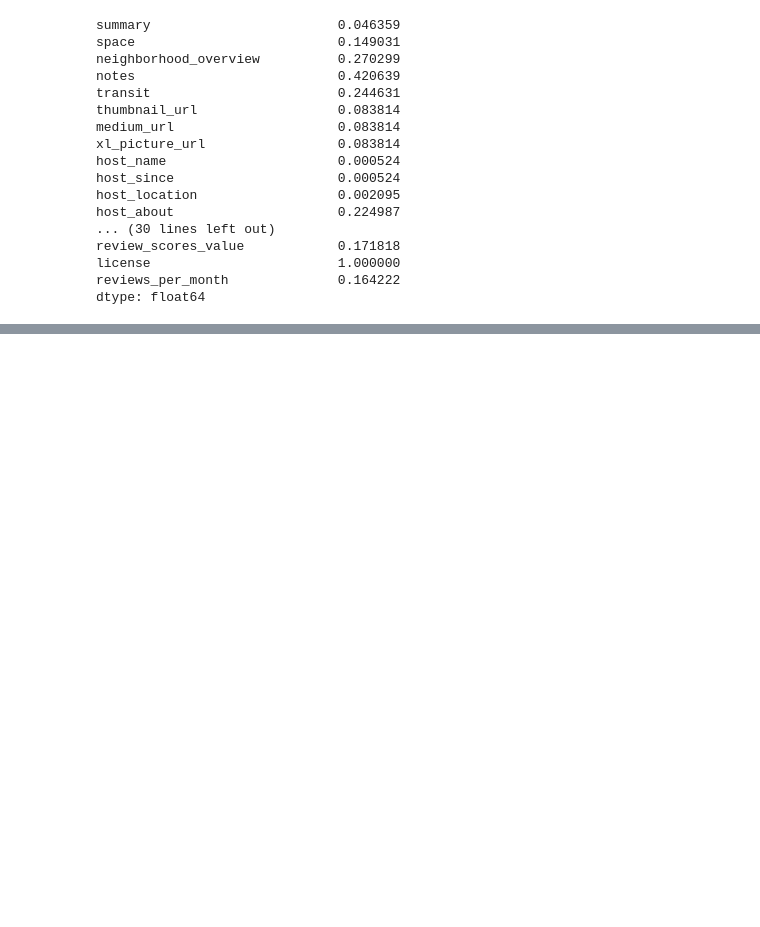
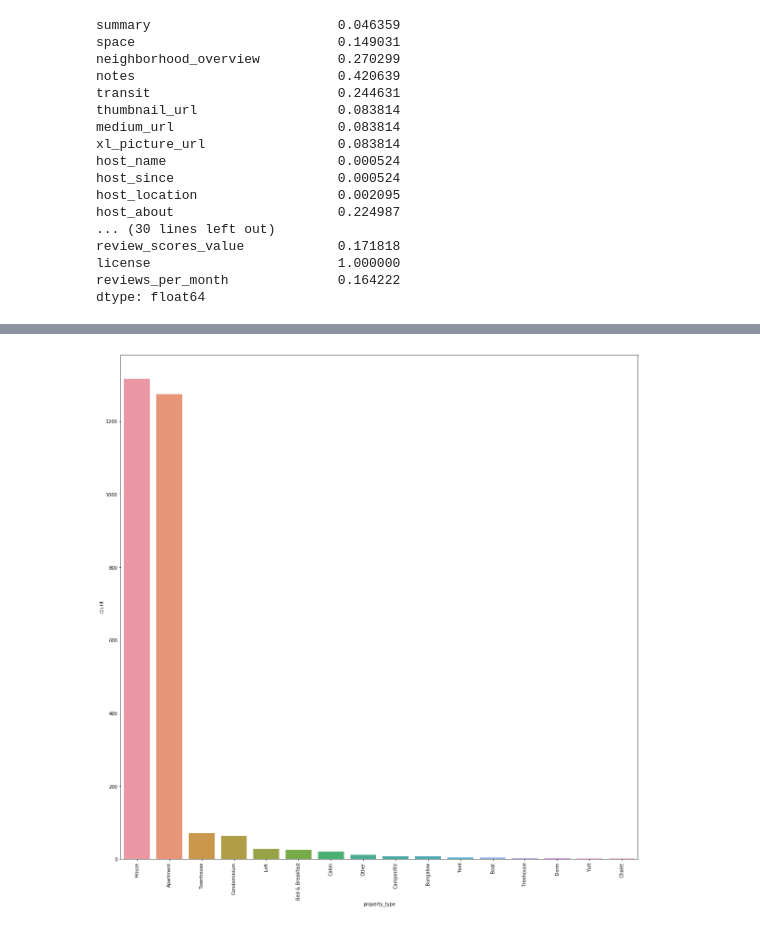
Before and after one commit to ebrym/SeattleAirBnBDataAnalysis, a Jupyter notebook: SeattleDataAnalysis.ipynb, the cells around one changed output, grey strips where cells are left out. Cells and saved outputs as stored; diff of their text form; code cells hidden in the pictures; blank space fills up the shorter version.

```diff
--- a/SeattleDataAnalysis.ipynb
+++ b/SeattleDataAnalysis.ipynb
@@ -53,3 +79,24 @@ array(['$85.00', '$150.00', '$975.00', ..., '$93.00', '$99.00', '$87.00'],
+# %%
+calendar = calendar.dropna(axis = 0, subset = ['price'], how = 'any')
+reviews = reviews.dropna(axis = 0, subset = ['comments'], how = 'any')
+calendar['date'] = pd.to_datetime(calendar['date'])
+calendar['month'] = calendar.date.dt.month
+calendar['year'] = calendar.date.dt.year
+calendar['day'] = calendar.date.dt.day
+calendar['price'] = pd.to_numeric(calendar['price'].apply(lambda x: str(x).replace('$', '').replace(',', '')), errors='coerce')
+
+listing['monthly_price'] = remove_dollar_sign(listing,'monthly_price')
+listing['weekly_price'] = remove_dollar_sign(listing,'weekly_price')
+
+listing['price'] = remove_dollar_sign(listing,'price')
+
+listing['cleaning_fee'] = remove_dollar_sign(listing,'cleaning_fee')
+
+
+listing['security_deposit'] = remove_dollar_sign(listing,'security_deposit')
+
+listing['extra_people'] = remove_dollar_sign(listing,'extra_people')
+listing = listing.rename(columns = {'id':'listing_id'})
 # %% [markdown]
 # DATA REVIEW
 Reviewing each of the data (listing, reviews and calendar), there seems to be some 'NaN' values in calendar and reviews while listing data seems to be more informative. I will take a deep dive into the listing data as it has more accurate information. Also, there is need to remove '$' sign from the price in order to have a floating column to work with.
@@ -93,0 +144,6 @@ dtype: float64
+# %%
+default_list = listing[['property_type', 'neighbourhood', 'review_scores_value',
+                        'bathrooms', 'bedrooms', 'price','latitude','longitude']]
+
+new_list = default_list.dropna(axis = 0, how = 'any')
+new_list
@@ -93,0 +171,8 @@ dtype: float64
+# %%
+# The function will be used to plot seaborn data.
+def Plot(cur, data_list):
+    plt.figure(figsize=(20,20))
+    plt.xticks(rotation=90)
+    sns.countplot((data_list)[(cur)],
+                 order = data_list[cur].value_counts().index)
+    plt.show()
@@ -93,0 +199,4 @@ dtype: float64
+# %%
+Plot('property_type', new_list)
+# %% [output]
+[figure, added]
```
Also changed, not shown: parts of 63 cells of this notebook, 2 other files.
